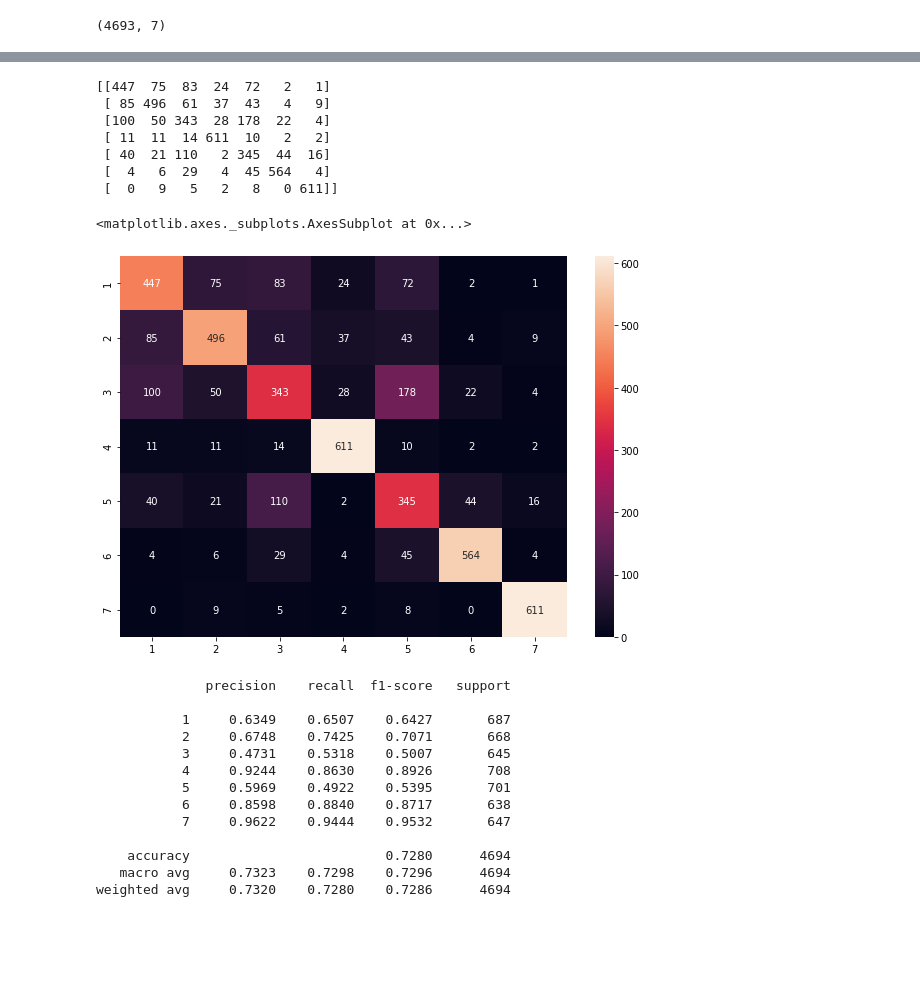
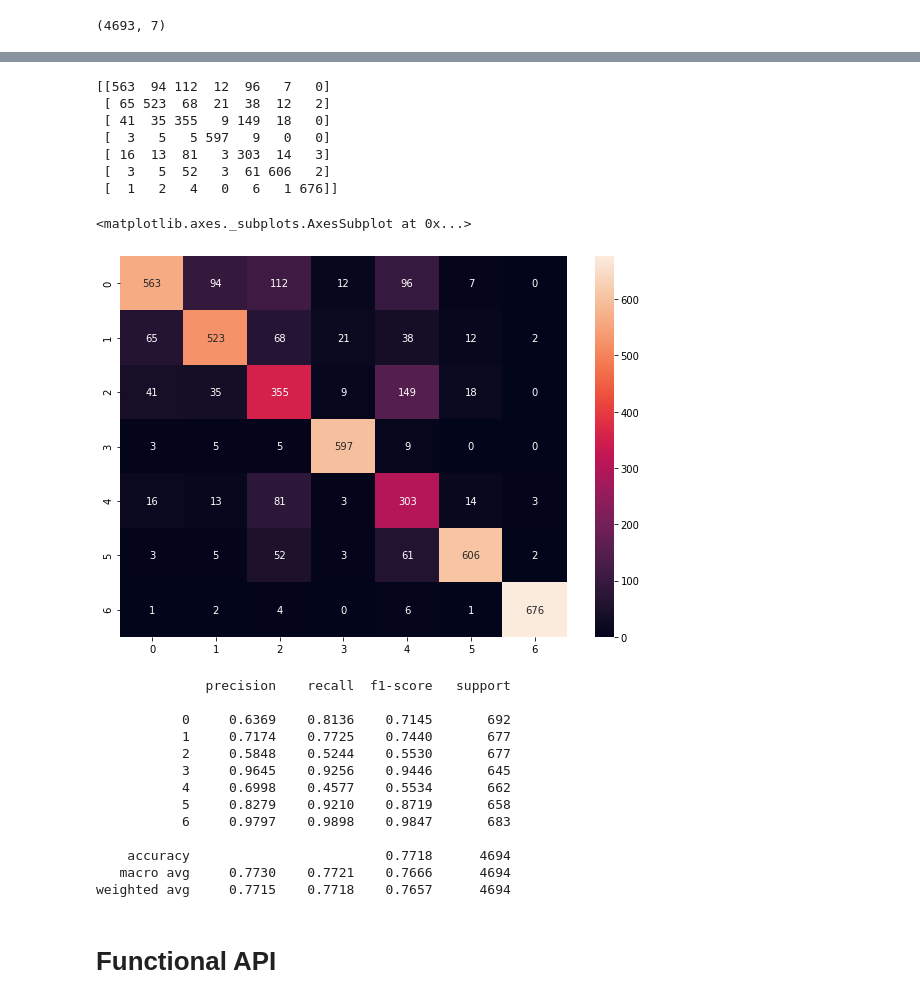
Before and after one commit to zahrasalarian/Artificial-Intelligence-in-Medicine-Projects, a Jupyter notebook: p3/main_p3.ipynb, the cells around one changed output, grey strips where cells are left out. Saved outputs shown, nothing was run; the diff lists cells and outputs as text; code cells hidden in the pictures; blank space fills up the shorter version.

```diff
--- a/p3/main_p3.ipynb
+++ b/p3/main_p3.ipynb
@@ -301,20 +266,20 @@ model.add(Conv2D(64, (3, 3), activation='relu', padding='same', kernel_regulariz
 model.add(MaxPool2D((4, 4), strides=(2, 2)))
 model.add(Dropout(0.05))
 
+model.add(Conv2D(128, (3, 3), activation='relu', padding='same', kernel_initializer='he_uniform'))
+model.add(Conv2D(128, (3, 3), activation='relu', padding='same', kernel_initializer='he_uniform'))
+model.add(MaxPool2D((4, 4), strides=(2, 2)))
+model.add(Dropout(0.1))
+
+model.add(Conv2D(128, (3, 3), activation='relu', padding='same', kernel_regularizer=l2(0.0001), kernel_initializer='he_uniform'))
 model.add(Conv2D(128, (3, 3), activation='relu', padding='same', kernel_regularizer=l2(0.001), kernel_initializer='he_uniform'))
-model.add(Conv2D(128, (3, 3), activation='relu', padding='same', kernel_regularizer=l2(0.001), kernel_initializer='he_uniform'))
-model.add(MaxPool2D((4, 4), strides=(2, 2)))
-#model.add(Dropout(0.1))
-
-model.add(Conv2D(256, (3, 3), activation='relu', padding='same', kernel_regularizer=l2(0.0001), kernel_initializer='he_uniform'))
-model.add(Conv2D(256, (3, 3), activation='relu', padding='same', kernel_regularizer=l2(0.001), kernel_initializer='he_uniform'))
 model.add(MaxPool2D((4, 4), strides=(2, 2)))
 model.add(Dropout(0.05))
 
 model.add(Flatten())
 
 model.add(Dense(64, activation='relu', kernel_regularizer=l2(0.0001), kernel_initializer='he_uniform'))
-#model.add(Dropout(0.05))
+model.add(Dropout(0.05))
 model.add(Dense(7, activation='softmax'))
 
 model.summary()
@@ -388,31 +353,31 @@ model.evaluate(data['test_images'], data['test_labels'])
 # %%
 from sklearn.metrics import confusion_matrix
 from sklearn.metrics import plot_confusion_matrix
 import pandas as pd
 import seaborn as sn
 
 
 pred_test_values = np.argmax(model.predict(data['test_images']), axis=1)
 y_test_arg = np.argmax(data['test_labels'], axis=1)
 
 cm = confusion_matrix(pred_test_values, y_test_arg)
 print(cm)
 
-target_labels = '1234567'
+target_labels = '0123456'
 df_cm = pd.DataFrame(cm, index = [i for i in target_labels],
                   columns = [i for i in target_labels])
 plt.figure(figsize = (10,7))
 sn.heatmap(df_cm, annot=True, fmt='g')
 # %% [output]
-[[447  75  83  24  72   2   1]
- [ 85 496  61  37  43   4   9]
- [100  50 343  28 178  22   4]
- [ 11  11  14 611  10   2   2]
- [ 40  21 110   2 345  44  16]
- [  4   6  29   4  45 564   4]
- [  0   9   5   2   8   0 611]]
+[[563  94 112  12  96   7   0]
+ [ 65 523  68  21  38  12   2]
+ [ 41  35 355   9 149  18   0]
+ [  3   5   5 597   9   0   0]
+ [ 16  13  81   3 303  14   3]
+ [  3   5  52   3  61 606   2]
+ [  1   2   4   0   6   1 676]]
 <matplotlib.axes._subplots.AxesSubplot at 0x...>
-[figure, old version]
+[figure, new version]
 # %%
 from sklearn.metrics import classification_report
 from sklearn.metrics import accuracy_score
@@ -421,14 +386,16 @@ print(classification_report(y_test_arg, pred_test_values, target_names=target_la
 # %% [output]
               precision    recall  f1-score   support
 
-           1     0.6349    0.6507    0.6427       687
-           2     0.6748    0.7425    0.7071       668
-           3     0.4731    0.5318    0.5007       645
-           4     0.9244    0.8630    0.8926       708
-           5     0.5969    0.4922    0.5395       701
-           6     0.8598    0.8840    0.8717       638
-           7     0.9622    0.9444    0.9532       647
+           0     0.6369    0.8136    0.7145       692
+           1     0.7174    0.7725    0.7440       677
+           2     0.5848    0.5244    0.5530       677
+           3     0.9645    0.9256    0.9446       645
+           4     0.6998    0.4577    0.5534       662
+           5     0.8279    0.9210    0.8719       658
+           6     0.9797    0.9898    0.9847       683
 
-    accuracy                         0.7280      4694
-   macro avg     0.7323    0.7298    0.7296      4694
-weighted avg     0.7320    0.7280    0.7286      4694
+    accuracy                         0.7718      4694
+   macro avg     0.7730    0.7721    0.7666      4694
+weighted avg     0.7715    0.7718    0.7657      4694
+# %% [markdown]
+# Functional API
```
Also changed, not shown: parts of 38 cells of this notebook.
